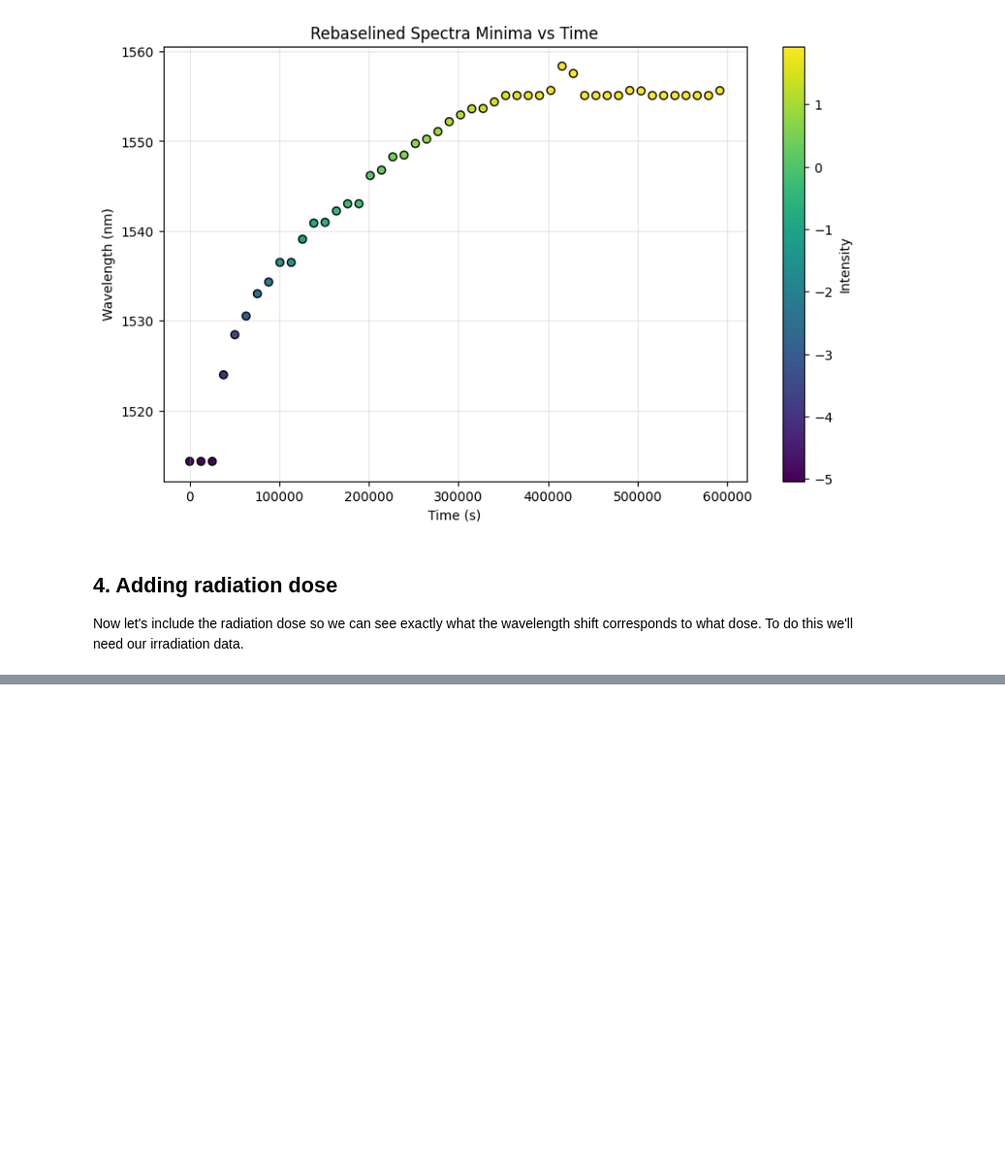
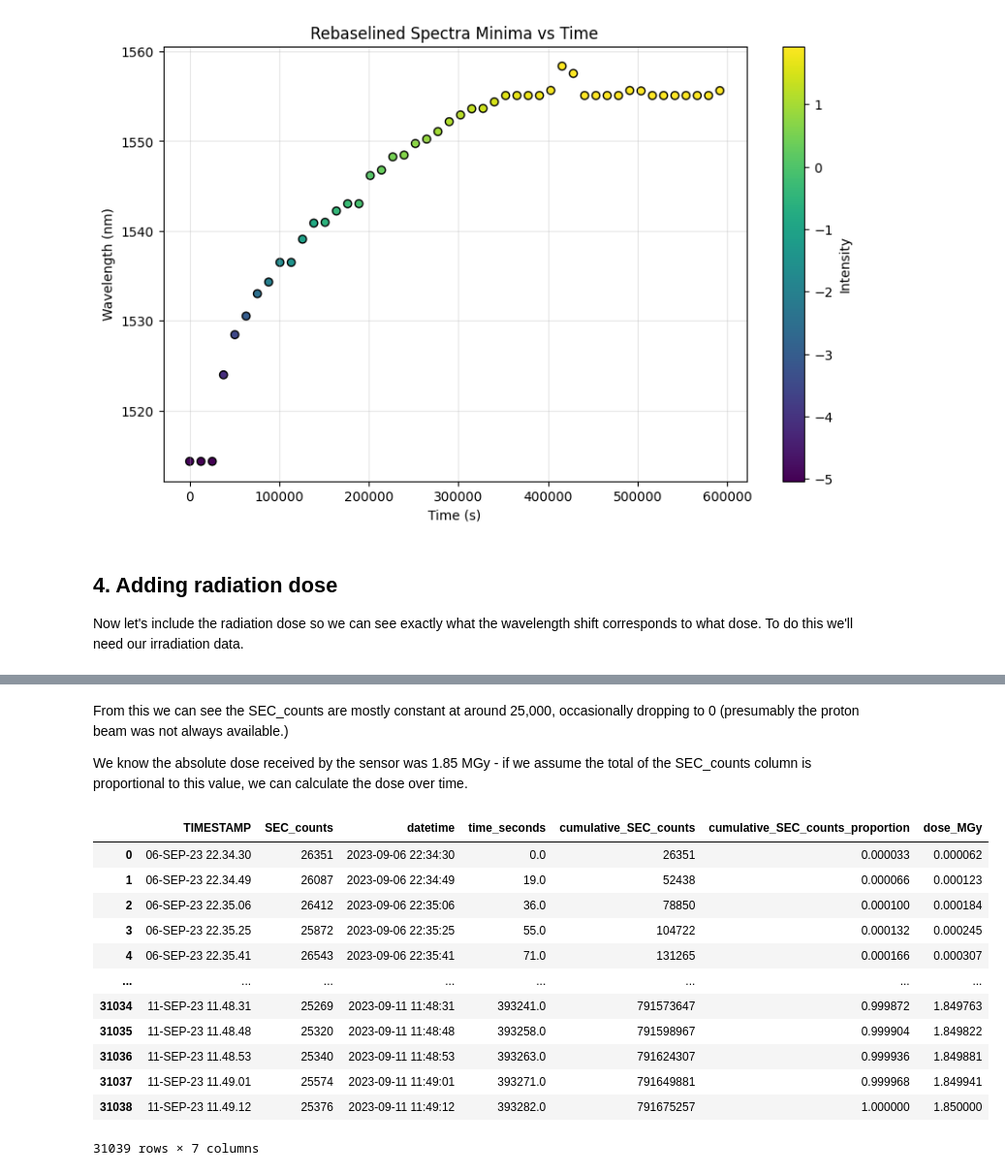
Before and after one commit to rsamconn/Fibre-optics-demo, a Jupyter notebook: fibre-demo.ipynb, the cells around one changed output, grey strips where cells are left out. Shown at 97% size. Drawn from its saved outputs; the diff is of its cells as text; code cells hidden in the pictures; blank space fills up the shorter version.

```diff
--- a/fibre-demo.ipynb
+++ b/fibre-demo.ipynb
@@ -272,0 +281,31 @@ plt.show()
+# %% [markdown]
+From this we can see the SEC_counts are mostly constant at around 25,000, occasionally dropping to 0 (presumably the proton beam was not always available.)
+
+We know the absolute dose received by the sensor was 1.85 MGy - if we assume the total of the SEC_counts column is proportional to this value, we can calculate the dose over time.
+# %%
+# Calculate the total SEC_counts
+total_SEC_counts = irradiation_df_clean['SEC_counts'].sum()
+
+# Create a new column for the cumulative SEC_counts
+irradiation_df_clean['cumulative_SEC_counts'] = irradiation_df_clean['SEC_counts'].cumsum()
+
+# Create a new column for the cumulative SEC_counts as a proportion of the total SEC_counts
+irradiation_df_clean['cumulative_SEC_counts_proportion'] = irradiation_df_clean['cumulative_SEC_counts'] / total_SEC_counts
+
+irradiation_df_clean['dose_MGy'] = irradiation_df_clean['cumulative_SEC_counts_proportion'] * 1.85  # Assuming 1.85 MGy is the total dose
+
+irradiation_df_clean
+# %% [output]
+|  | TIMESTAMP | SEC_counts | datetime | time_seconds | cumulative_SEC_counts | cumulative_SEC_counts_proportion | dose_MGy |
+| 0 | 06-SEP-23 22.34.30 | 26351 | 2023-09-06 22:34:30 | 0.0 | 26351 | 0.000033 | 0.000062 |
+| 1 | 06-SEP-23 22.34.49 | 26087 | 2023-09-06 22:34:49 | 19.0 | 52438 | 0.000066 | 0.000123 |
+| 2 | 06-SEP-23 22.35.06 | 26412 | 2023-09-06 22:35:06 | 36.0 | 78850 | 0.000100 | 0.000184 |
+| 3 | 06-SEP-23 22.35.25 | 25872 | 2023-09-06 22:35:25 | 55.0 | 104722 | 0.000132 | 0.000245 |
+| 4 | 06-SEP-23 22.35.41 | 26543 | 2023-09-06 22:35:41 | 71.0 | 131265 | 0.000166 | 0.000307 |
+| ... | ... | ... | ... | ... | ... | ... | ... |
+| 31034 | 11-SEP-23 11.48.31 | 25269 | 2023-09-11 11:48:31 | 393241.0 | 791573647 | 0.999872 | 1.849763 |
+| 31035 | 11-SEP-23 11.48.48 | 25320 | 2023-09-11 11:48:48 | 393258.0 | 791598967 | 0.999904 | 1.849822 |
+| 31036 | 11-SEP-23 11.48.53 | 25340 | 2023-09-11 11:48:53 | 393263.0 | 791624307 | 0.999936 | 1.849881 |
+| 31037 | 11-SEP-23 11.49.01 | 25574 | 2023-09-11 11:49:01 | 393271.0 | 791649881 | 0.999968 | 1.849941 |
+| 31038 | 11-SEP-23 11.49.12 | 25376 | 2023-09-11 11:49:12 | 393282.0 | 791675257 | 1.000000 | 1.850000 |
+31039 rows × 7 columns
```
Also changed, not shown: parts of 8 cells of this notebook.
